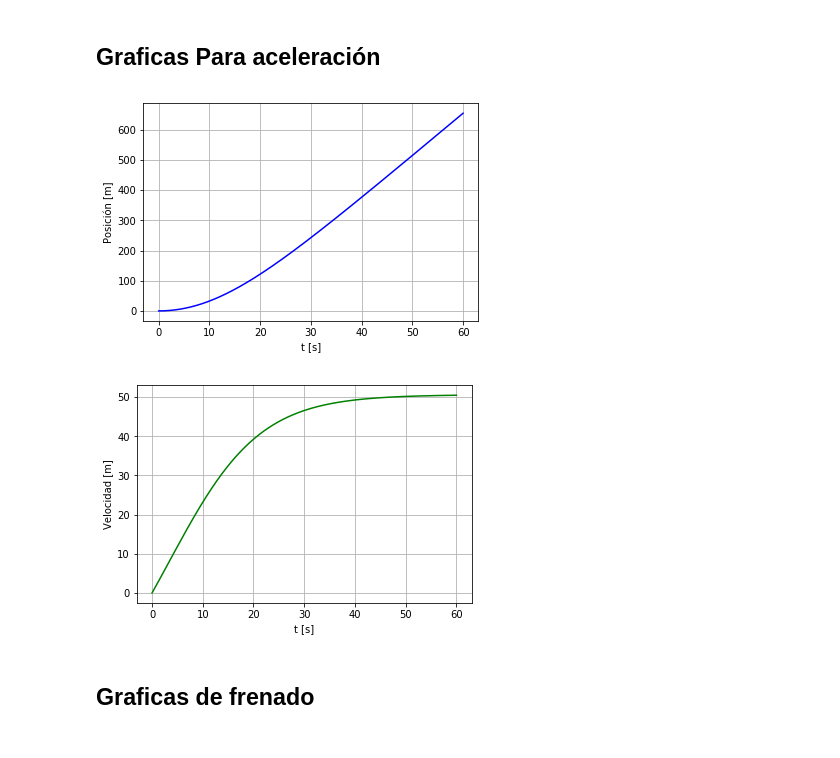
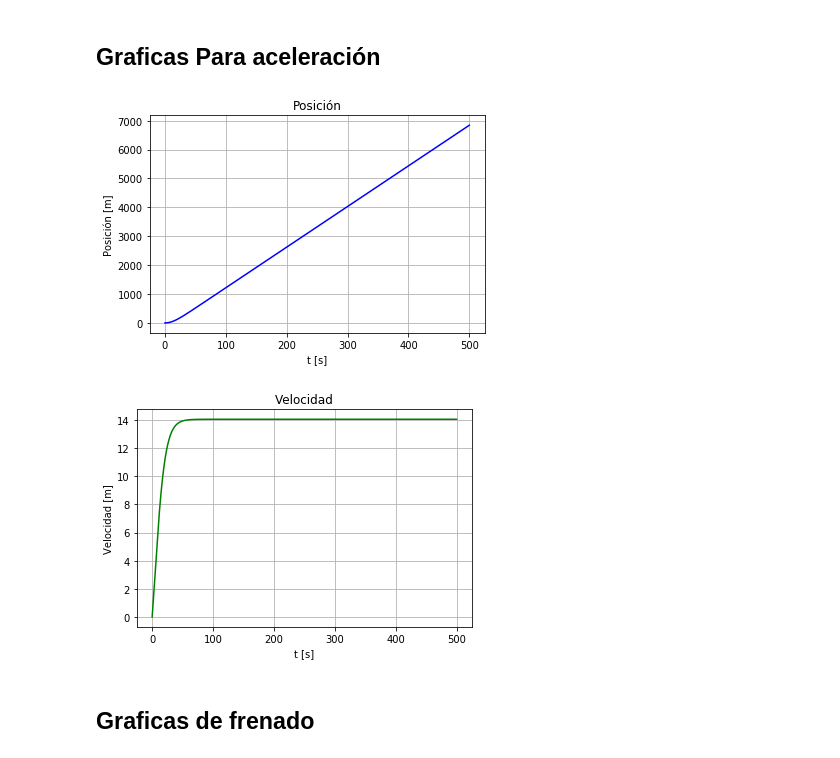
Before and after one commit to OscarEMejia/Herramientas-Computacionales, a Jupyter notebook: Taller_2/Taller_2.ipynb, the cells around one changed output. Drawn from its saved outputs; the diff is of its cells as text; code cells hidden in the pictures.

```diff
--- a/Taller_2/Taller_2.ipynb
+++ b/Taller_2/Taller_2.ipynb
@@ -19,7 +20,7 @@ Populating the interactive namespace from numpy and matplotlib
 Variables a Modificar
 # %%
 masa=152.0 # masa del Kart (kg)
-ng=3.54 # Relación de Transmisión
+ng=3.51 # Relación de Transmisión
 a=0.2231 # Distancia del centro de gravedad al eje de la llanta trasera (m)
 l=1.0063 # Distancia de eje de las llantas traseras y delanteras (m)
 h=0.07478 # Altura del centro de gravedad del kart con respecto al piso (m)
@@ -27,7 +28,7 @@ mu_c=1 #coeficiente de adherencia de las ruedas
 
 # Variables de tiempo
 t_in=0
-t_acel=60
+t_acel=500
 t_fren=3
 deltat=0.001
 # %% [markdown]
@@ -105,4 +106,4 @@ ieje=(meje*reje**2)/2.0 # Inercia del eje de las llantas (kg-m^2)
 #a=0.2231 # Distancia del centro de gravedad al eje de la llanta trasera (m)
 #l=1.0063 # Distancia de eje de las llantas traseras y delanteras (m)
 #h=0.07478 # Altura del centro de gravedad del kart con respecto al piso (m)
-TT=[]
+masaEquivalente=((illTotal)+(ieje)+(ii*ng**2))/refc**2
@@ -181,4 +185,22 @@ def frenado(vx,t0):
         af=af/(masaEquivalente+masa)
     acel2.append(af)
     return af
+# %%
+def grafacel(pos,sol,o):
+    plt.plot(o, pos, 'b')
+    plt.legend(loc='best')
+    plt.xlabel('t [s]')
+    plt.ylabel('Posición [m]')
+    plt.title("Posición")
+    plt.grid()
+    plt.show()
+
+    plt.figure()
+    plt.plot(o, sol[:, 1], 'g')
+    plt.title("Velocidad")
+    plt.legend(loc='best')
+    plt.xlabel('t [s]')
+    plt.ylabel('Velocidad [m]')
+    plt.grid()
+    plt.show()
 # %%
@@ -197,21 +223,9 @@ posicion(sol2[:,1],pos2,t2)
 # %% [markdown]
 ## Graficas Para aceleración
-# %%
-plt.plot(t, pos, 'b')
-plt.legend(loc='best')
-plt.xlabel('t [s]')
-plt.ylabel('Posición [m]')
-plt.grid()
-plt.show()
-plt.figure()
-plt.plot(t, sol[:, 1]*3.6, 'g')
-plt.legend(loc='best')
-plt.xlabel('t [s]')
-plt.ylabel('Velocidad [m]')
-plt.grid()
-plt.show()
-# %% [output]
-[figure, removed]
-[figure, removed]
+# %%
+grafacel(pos,sol,t)
+# %% [output]
+[figure, added]
+[figure, added]
 # %% [markdown]
 ## Graficas de frenado
```
Also changed, not shown: parts of 21 cells of this notebook.
